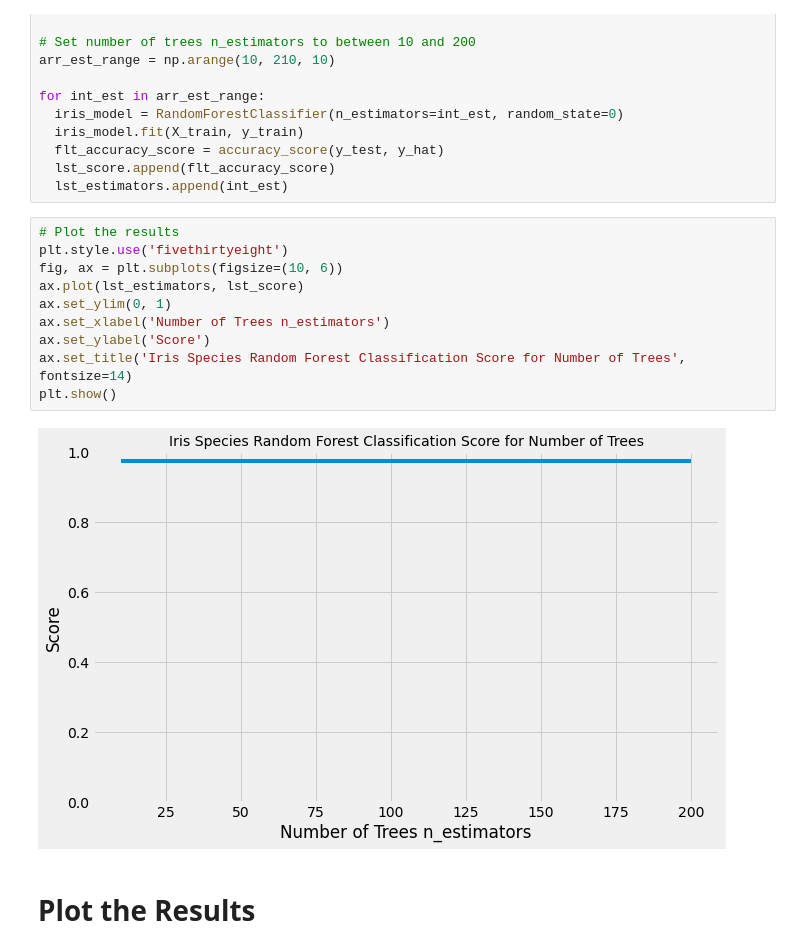
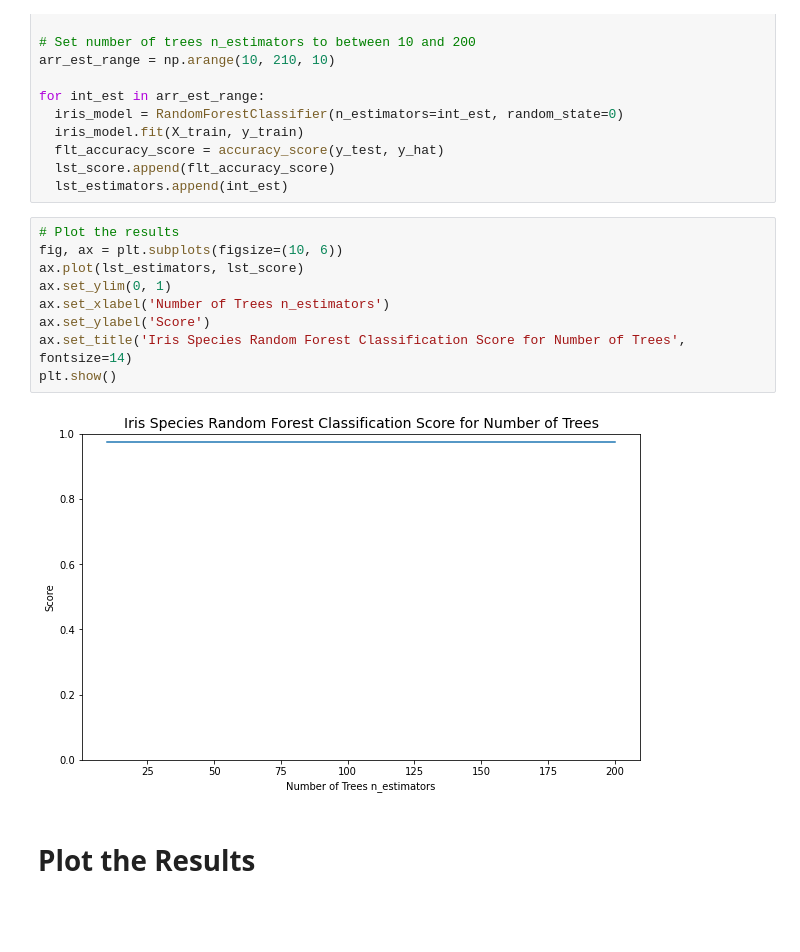
Before and after one commit to burrittresearch/iris-flower-classification-in-python, a Jupyter notebook: iris_flower_classification_in_python.ipynb, the cells around one changed output. Saved outputs shown, nothing was run; the diff lists cells and outputs as text; blank space fills up the shorter version.

```diff
--- a/iris_flower_classification_in_python.ipynb
+++ b/iris_flower_classification_in_python.ipynb
@@ -322,16 +322,15 @@ for int_est in arr_est_range:
   lst_estimators.append(int_est)
 # %%
 # Plot the results
-plt.style.use('fivethirtyeight')
 fig, ax = plt.subplots(figsize=(10, 6))
 ax.plot(lst_estimators, lst_score)
 ax.set_ylim(0, 1)
 ax.set_xlabel('Number of Trees n_estimators')
 ax.set_ylabel('Score')
 ax.set_title('Iris Species Random Forest Classification Score for Number of Trees', fontsize=14)
 plt.show()
 # %% [output]
-[figure, old version]
+[figure, new version]
 # %% [markdown]
 # Plot the Results
 # %%
```
Also changed, not shown: parts of 2 cells of this notebook.
